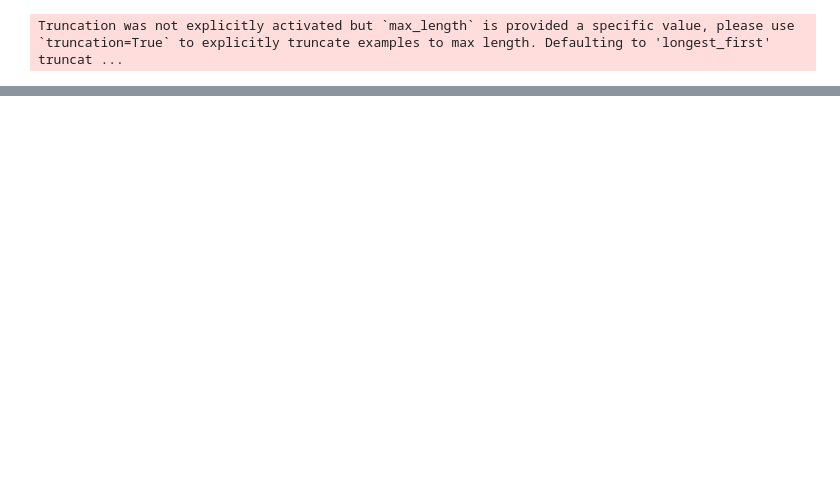
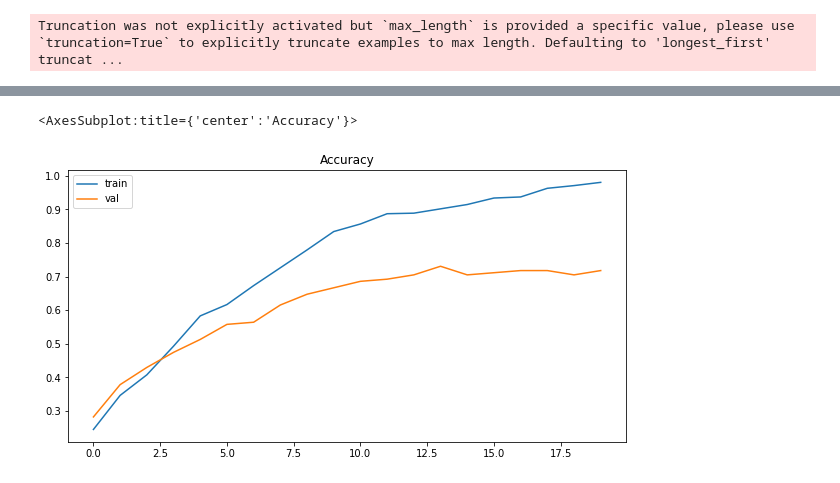
Before and after one commit to NadavSc/HateRecognition, a Jupyter notebook: target_model/fine_tune_notebook.ipynb, the cells around one changed output, grey strips where cells are left out. Drawn from its saved outputs; the diff is of its cells as text; code cells hidden in the pictures; blank space fills up the shorter version.

```diff
--- a/target_model/fine_tune_notebook.ipynb
+++ b/target_model/fine_tune_notebook.ipynb
@@ -295,0 +320,5 @@ print('Predicted Class: ', prediction)
+# %%
+pd.DataFrame(accuracy_scores).plot(title='Accuracy',figsize=(10,5))
+# %% [output]
+<AxesSubplot:title={'center':'Accuracy'}>
+[figure, added]
```
Also changed, not shown: parts of 14 cells of this notebook, 1 other file.
